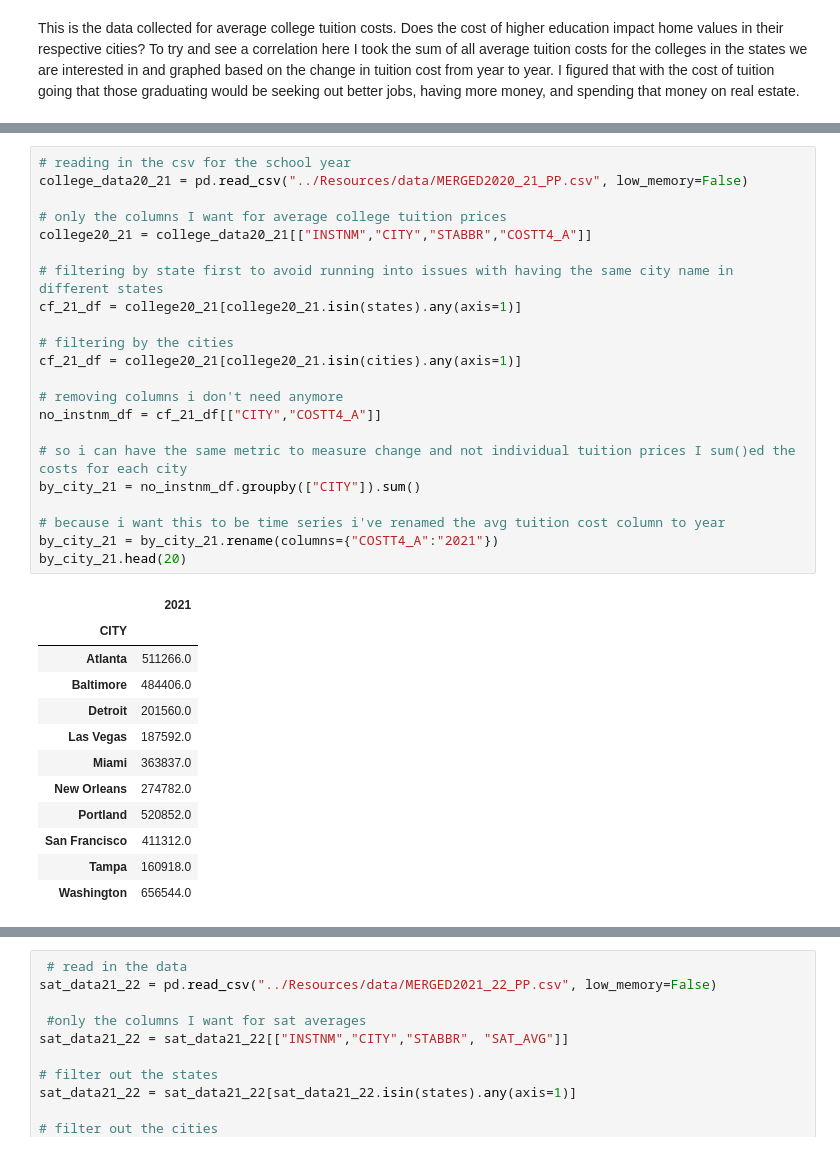
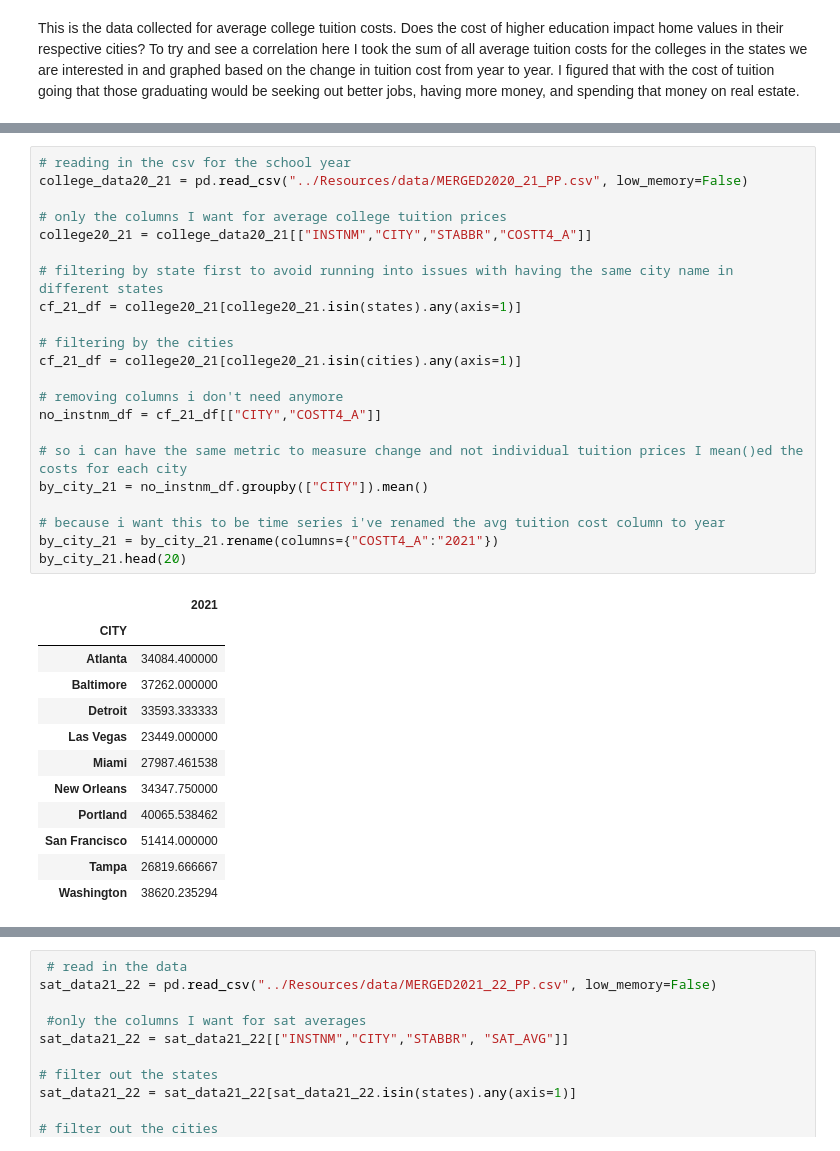
Before and after one commit to MWatkins87/Class_Project_Group_5, a Jupyter notebook: matthew_watkins.ipynb, the cells around one changed output, grey strips where cells are left out. Saved outputs shown, nothing was run; the diff lists cells and outputs as text.

```diff
--- a/matthew_watkins.ipynb
+++ b/matthew_watkins.ipynb
@@ -177,38 +177,38 @@ by_city_22.head(20)
 # %%
 # reading in the csv for the school year
 college_data20_21 = pd.read_csv("../Resources/data/MERGED2020_21_PP.csv", low_memory=False)
 
 # only the columns I want for average college tuition prices
 college20_21 = college_data20_21[["INSTNM","CITY","STABBR","COSTT4_A"]]
 
 # filtering by state first to avoid running into issues with having the same city name in different states
 cf_21_df = college20_21[college20_21.isin(states).any(axis=1)]
 
 # filtering by the cities
 cf_21_df = college20_21[college20_21.isin(cities).any(axis=1)]
 
 # removing columns i don't need anymore
 no_instnm_df = cf_21_df[["CITY","COSTT4_A"]]
 
-# so i can have the same metric to measure change and not individual tuition prices I sum()ed the costs for each city
-by_city_21 = no_instnm_df.groupby(["CITY"]).sum()
+# so i can have the same metric to measure change and not individual tuition prices I mean()ed the costs for each city
+by_city_21 = no_instnm_df.groupby(["CITY"]).mean()
 
 # because i want this to be time series i've renamed the avg tuition cost column to year
 by_city_21 = by_city_21.rename(columns={"COSTT4_A":"2021"})
 by_city_21.head(20)
 # %% [output]
 |  | 2021 |
 | CITY |  |
-| Atlanta | 511266.0 |
-| Baltimore | 484406.0 |
-| Detroit | 201560.0 |
-| Las Vegas | 187592.0 |
-| Miami | 363837.0 |
-| New Orleans | 274782.0 |
-| Portland | 520852.0 |
-| San Francisco | 411312.0 |
-| Tampa | 160918.0 |
-| Washington | 656544.0 |
+| Atlanta | 34084.400000 |
+| Baltimore | 37262.000000 |
+| Detroit | 33593.333333 |
+| Las Vegas | 23449.000000 |
+| Miami | 27987.461538 |
+| New Orleans | 34347.750000 |
+| Portland | 40065.538462 |
+| San Francisco | 51414.000000 |
+| Tampa | 26819.666667 |
+| Washington | 38620.235294 |
 # %%
 # reading in the csv for the school year
 college_data19_20 = pd.read_csv("../Resources/data/MERGED2019_20_PP.csv", low_memory=False)
```
Also changed, not shown: parts of 19 cells of this notebook.
